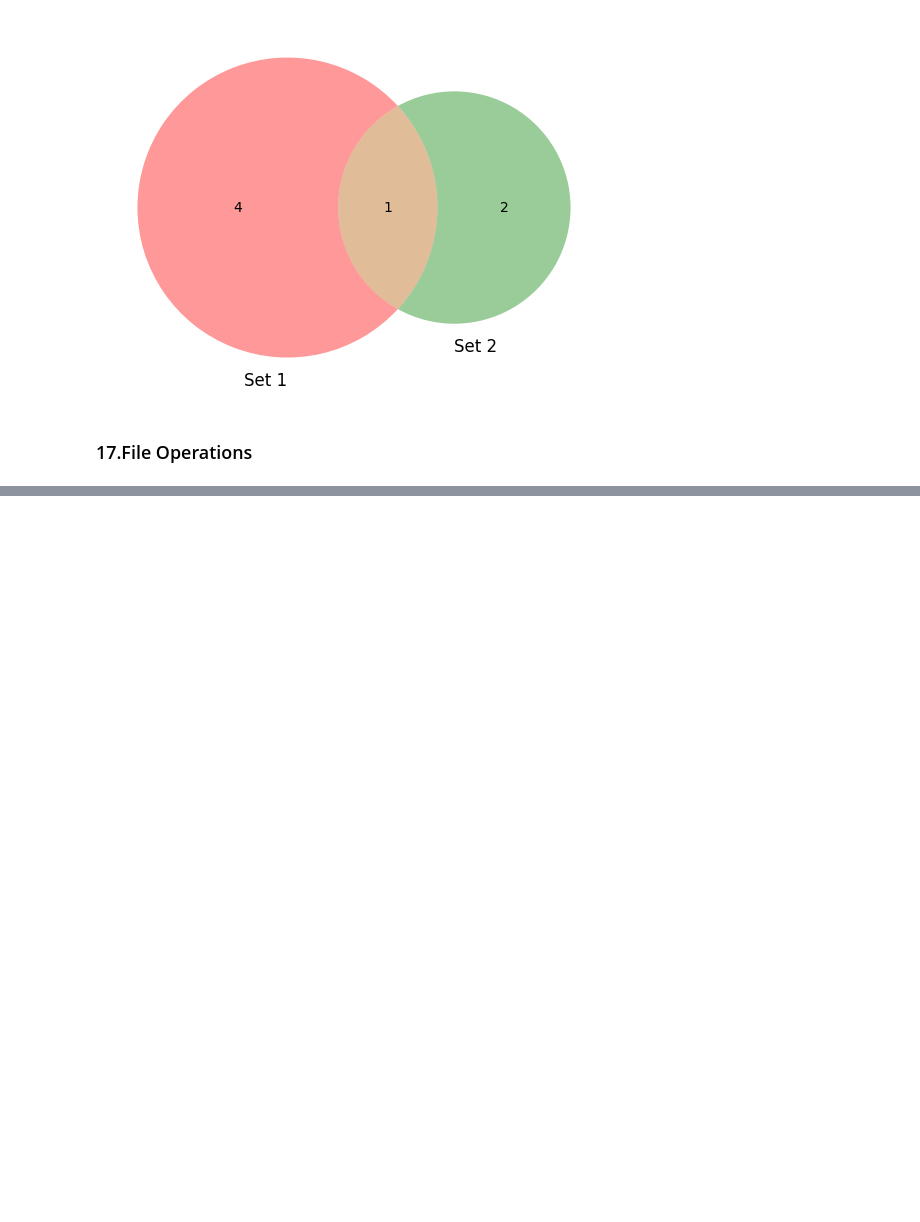
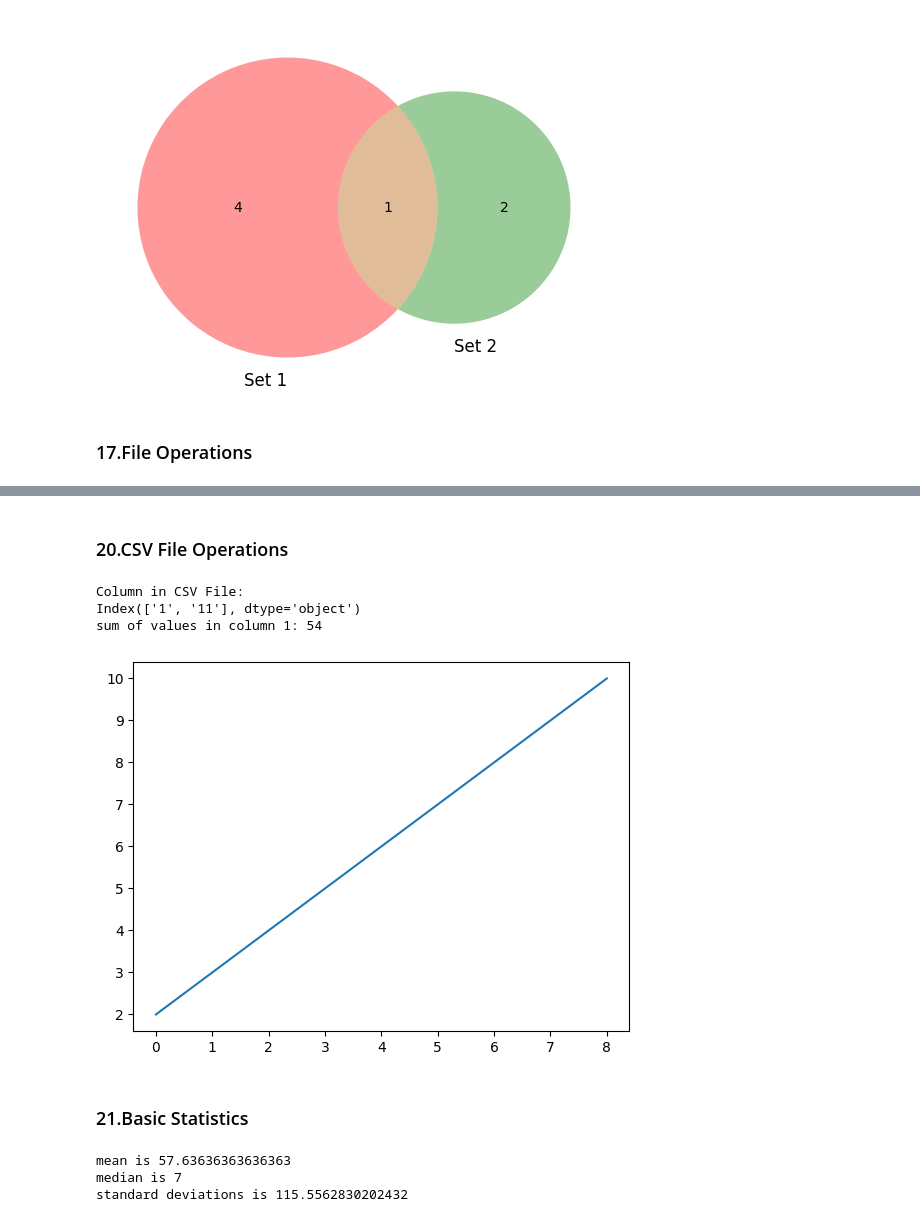
Before and after one commit to AceAryan/ES114-Prereq, a Jupyter notebook: pythonprereq.ipynb, the cells around one changed output, grey strips where cells are left out. Saved outputs shown, nothing was run; the diff lists cells and outputs as text; code cells hidden in the pictures; blank space fills up the shorter version.

```diff
--- a/pythonprereq.ipynb
+++ b/pythonprereq.ipynb
@@ -438,0 +548,45 @@ for number i
+# %% [markdown]
+### 20.CSV File Operations
+# %%
+import pandas as pd
+import matplotlib.pyplot as plt
+
+csv_file='data.csv'
+data_file=pd.read_csv(csv_file)
+
+print("Column in CSV File: ")
+print(data_file.columns)
+
+column=input("enter column: ")
+
+total_sum=data_file[column].sum()
+print(f"sum of values in column {column}: {total_sum}")
+
+plt.plot(data_file[column])
+plt.show()
+# %% [output]
+Column in CSV File:
+Index(['1', '11'], dtype='object')
+sum of values in column 1: 54
+[figure, added]
+# %% [markdown]
+### 21.Basic Statistics
+# %%
+list_of_numbers=[1,3,6,2,6,7,345,2,5,34,223]
+sum=0
+for num in list_of_numbers:
+    sum+=num
+mean=sum/len(list_of_numbers)
+if len(list_of_numbers)%2==1:
+    median=list_of_numbers[len(list_of_numbers)//2]
+else:
+    median=(list_of_numbers[(len(list_of_numbers)//2)-1]+list_of_numbers[len(list_of_numbers)//2])/2
+ssd=0
+for x in list_of_numbers:
+    ssd+=(x-mean)**2
+standard_deviation = (ssd/(len(list_of_numbers)-1))**0.5
+print(f"mean is {mean}\nmedian is {median}\nstandard deviations is {standard_deviation}")
+# %% [output]
+mean is 57.63636363636363
+median is 7
+standard deviations is 115.5562830202432
```
Also changed, not shown: parts of 20 cells of this notebook, 5 other files.
